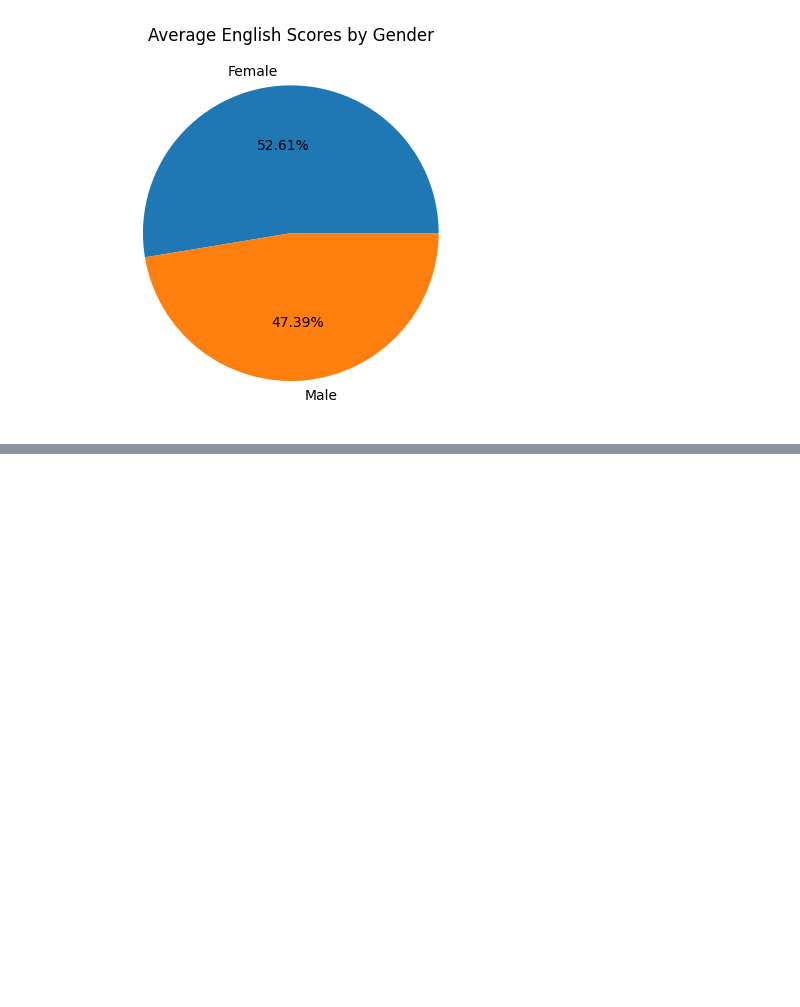
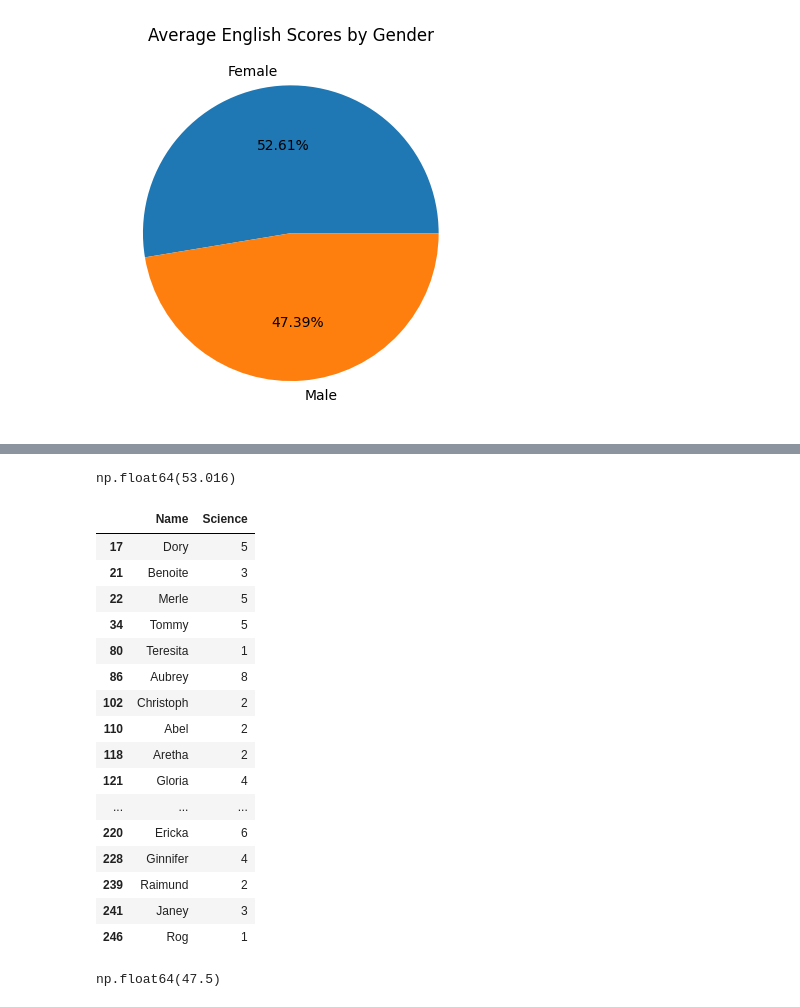
Before and after one commit to Balu-Palle/jupyterNotebook, a Jupyter notebook: 1.ipynb, the cells around one changed output, grey strips where cells are left out. Drawn from its saved outputs; the diff is of its cells as text; code cells hidden in the pictures; blank space fills up the shorter version.

```diff
--- a/1.ipynb
+++ b/1.ipynb
@@ -127,0 +184,32 @@ df.groupby('Gender')['English'].mean().plot(kind='pie',title='Average English Sc
+# %%
+a=df['Maths'].mean()
+a
+# %% [output]
+np.float64(53.016)
+# %%
+df['Science'].min()
+df['Science'].max()
+
+df[df['Science']<10][['Name','Science']]
+# %% [output]
+|  | Name | Science |
+| 17 | Dory | 5 |
+| 21 | Benoite | 3 |
+| 22 | Merle | 5 |
+| 34 | Tommy | 5 |
+| 80 | Teresita | 1 |
+| 86 | Aubrey | 8 |
+| 102 | Christoph | 2 |
+| 110 | Abel | 2 |
+| 118 | Aretha | 2 |
+| 121 | Gloria | 4 |
+| ... | ... | ... |
+| 220 | Ericka | 6 |
+| 228 | Ginnifer | 4 |
+| 239 | Raimund | 2 |
+| 241 | Janey | 3 |
+| 246 | Rog | 1 |
+# %%
+df['English'].median()
+# %% [output]
+np.float64(47.5)
```
Also changed, not shown: parts of 15 cells of this notebook.
